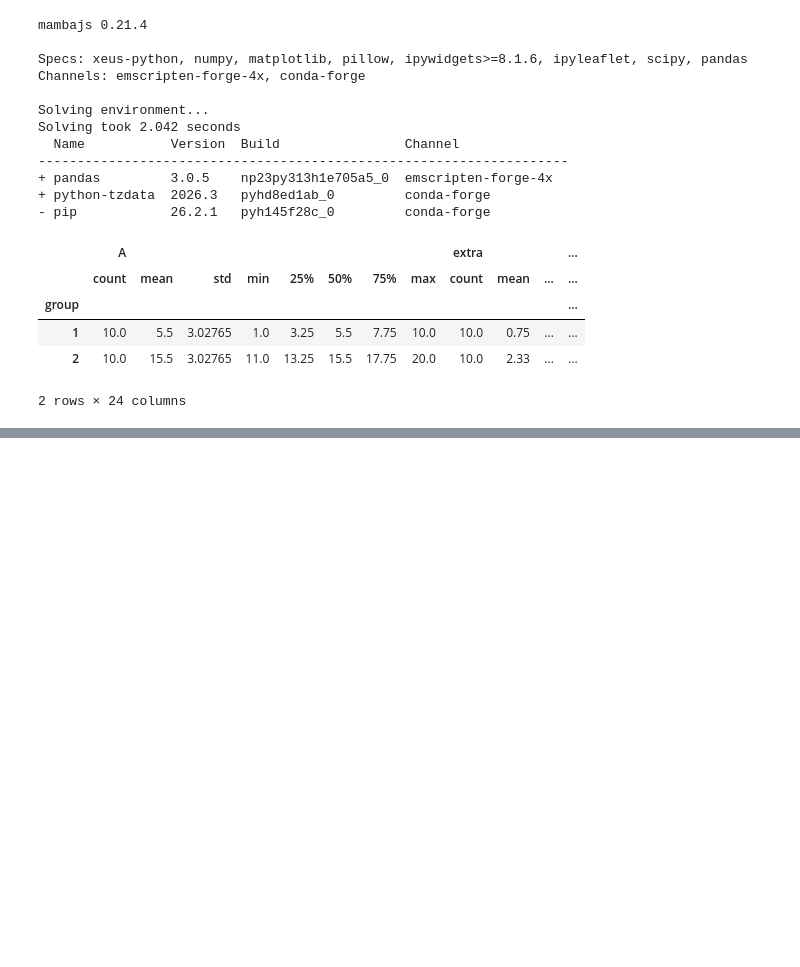
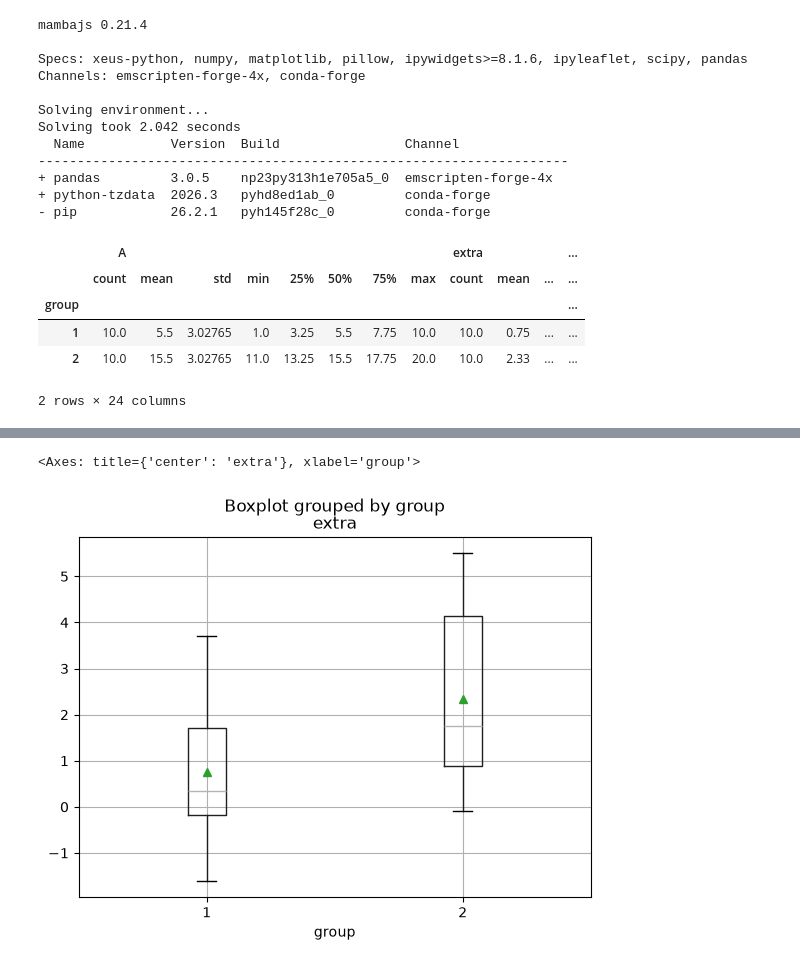
Before and after one commit to Psyc3000A/Fall-Winter2026, a Jupyter notebook: fiona_.ipynb, the cells around one changed output, grey strips where cells are left out. Saved outputs shown, nothing was run; the diff lists cells and outputs as text; code cells hidden in the pictures; blank space fills up the shorter version.

```diff
--- a/fiona_.ipynb
+++ b/fiona_.ipynb
@@ -26,0 +42,5 @@ datafile.groupby('group').describe()
+# %%
+datafile.boxplot(column="extra", by="group", showmeans=True)
+# %% [output]
+<Axes: title={'center': 'extra'}, xlabel='group'>
+[figure, added]
```
Also changed, not shown: parts of 10 cells of this notebook.
